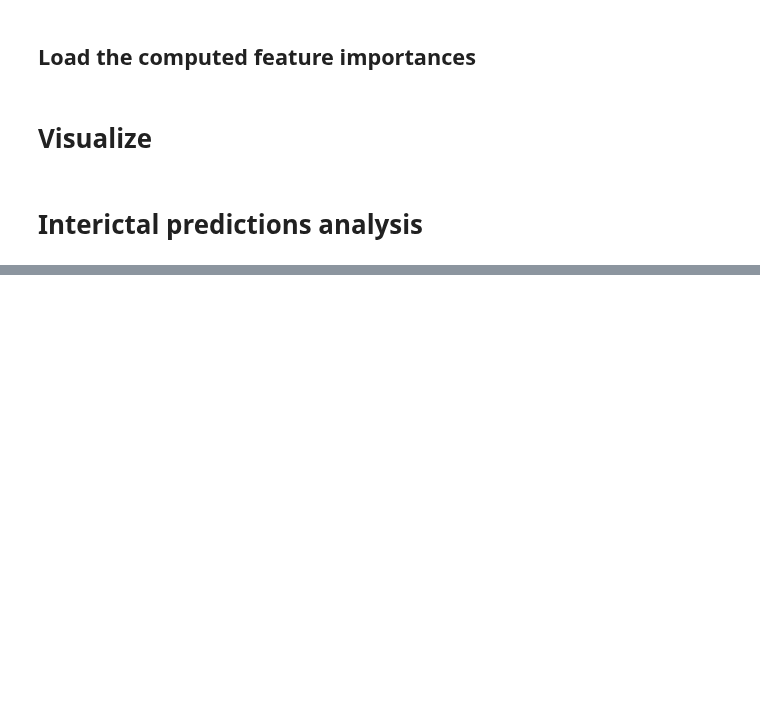
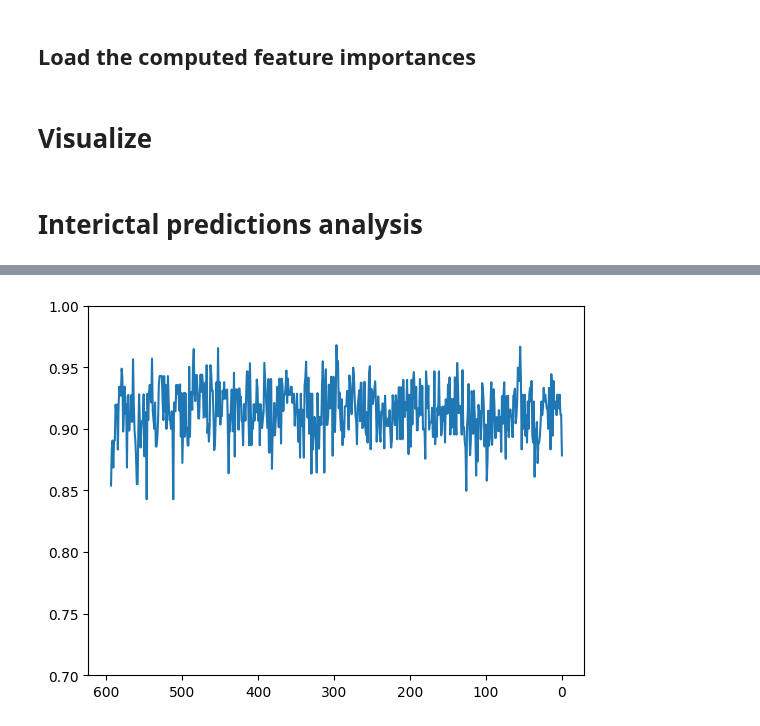
Before and after one commit to szmazurek/sano_eeg, a Jupyter notebook: src/explainability.ipynb, the cells around one changed output, grey strips where cells are left out. Cells and saved outputs as stored; diff of their text form; code cells hidden in the pictures; blank space fills up the shorter version.

```diff
--- a/src/explainability.ipynb
+++ b/src/explainability.ipynb
@@ -719,6 +719,7 @@ data_fold_list.sort()
 checkpoint_fold_list.sort()
 # %%
 from torch.utils.data import Subset
+from copy import deepcopy
 
 torch_geometric.seed_everything(42)
 time_labels_counter_dict = {}
@@ -757,7 +758,14 @@ for i, fold in enumerate(fold_list):
     weight_decay=weight_decay,
     map_location=torch.device('cpu')
     )
-
+    trainer = pl.Trainer(
+            accelerator="auto",
+            max_epochs=1,
+            enable_progress_bar=True,
+            deterministic=False,
+            log_every_n_steps=1,
+            enable_model_summary=False,
+        )
     dataset = GraphDataset(data_fold_list[i])
     interictal_samples_index = []
     for i, sample in enumerate(dataset):
@@ -765,18 +773,19 @@ for i, fold in enumerate(fold_list):
             interictal_samples_index.append(i)
     interictal_subset = Subset(dataset, interictal_samples_index)
     loader = DataLoader(
-    interictal_subset, batch_size=1, shuffle=False, drop_last=False, num_workers=8, prefetch_factor=20
+    interictal_subset, batch_size=1024, shuffle=False, drop_last=False
     )
+    preds = trainer.predict(model, loader)
+    preds = torch.cat(preds, dim=0)
+    preds = torch.nn.functional.softmax(preds, dim=1).argmax(dim=1)
+    ground_truth = [data.y.int().item() for data in interictal_subset]
 
-    for i, batch in enumerate(loader):
-        model.eval()
-        features = batch.x
-        edge_index = batch.edge_index
-        label = batch.y
-        time_label = int(batch.time_labels.item())
-        batch_id = batch.batch
-        pred = model(features, edge_index, batch_id)
-        pred = pred.argmax(dim=1)
+    time_labels = [data.time_labels.int().item() for data in interictal_subset]
+
+    for index in range(len(preds)):
+        pred = preds[index].item()
+        label = ground_truth[index]
+        time_label = time_labels[index]
         if time_label in time_labels_counter_dict.keys():
             time_labels_counter_dict[time_label] += 1
         else:
@@ -786,5 +795,3 @@ for i, fold in enumerate(fold_list):
                 time_labels_correct_counter_dict[time_label] += 1
             else:
                 time_labels_correct_counter_dict[time_label] = 1
-        if i % 100 == 0:
-            print(f"Batch {i} done")
@@ -800,12 +836,20 @@ for key in time_labels_counter_dict.keys():
         time_labels_correct_counter_dict_copy[key] = 0
         print(f"Key {key} not in dict")
 sorted_dict = dict(sorted(time_labels_correct_counter_dict_copy.items(), reverse=False))
+# %%
+#open json
+file_path = "/home/szymon/code/sano/sano_eeg/explainability_results/predictive_horizon/final_runs_lookback_600/time_labels_acc.json"
+with open(file_path, "r") as f:
+    time_labels_acc = json.load(f)
 # %%
-time_labels, time_labels_counts = zip(*sorted_dict.items())
+time_labels, time_labels_counts = zip(*time_labels_acc.items())
+time_labels = [int(label) for label in time_labels]
 plt.plot(time_labels, time_labels_counts)
 plt.ylim([0.7,1])
 plt.gca().invert_xaxis()
-plt.savefig(f"../plots/interictal_accuracy_timestep_{LOOKBACK}.pdf",dpi=400)
+# plt.savefig(f"../plots/interictal_accuracy_timestep_{LOOKBACK}.pdf",dpi=400)
+# %% [output]
+[figure, added]
 # %%
 correct_dict_save_path = f"../explainability_results/time_labels/{LOOKBACK}/time_labels_correct_counter_dict_sorted_normalized.json"
 total_dict_save_path = f"../explainability_results/time_labels/{LOOKBACK}/time_labels_counter_dict.json"
```
Also changed, not shown: parts of 4 cells of this notebook, 1 other file.
